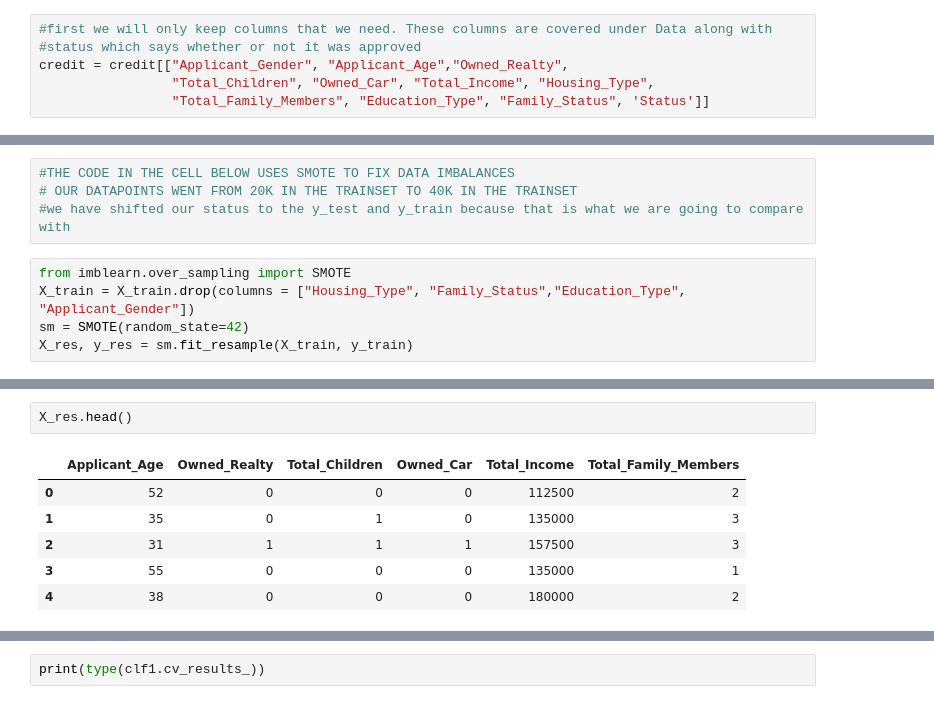
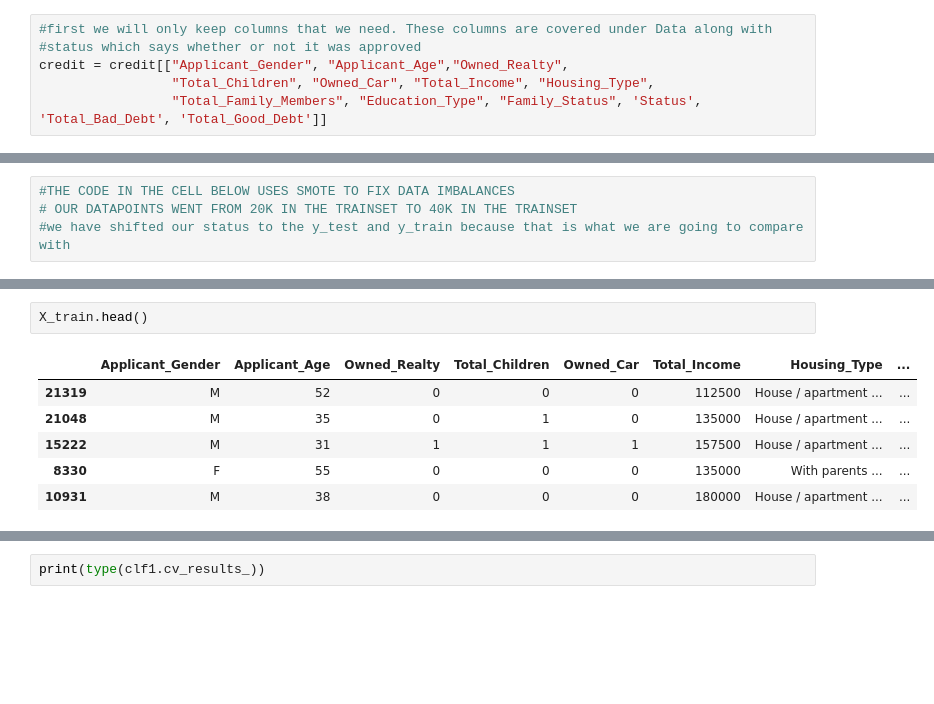
Before and after one commit to COGS118A/Group022-Wi23, a Jupyter notebook: practice_new-2.ipynb, the cells around one changed output, grey strips where cells are left out. Cells and saved outputs as stored; diff of their text form; blank space fills up the shorter version.

```diff
--- a/practice_new-2.ipynb
+++ b/practice_new-2.ipynb
@@ -137,7 +137,7 @@ dtype: object
 #status which says whether or not it was approved
 credit = credit[["Applicant_Gender", "Applicant_Age","Owned_Realty",
                  "Total_Children", "Owned_Car", "Total_Income", "Housing_Type",
-                 "Total_Family_Members", "Education_Type", "Family_Status", 'Status']]
+                 "Total_Family_Members", "Education_Type", "Family_Status", 'Status', 'Total_Bad_Debt', 'Total_Good_Debt']]
 # %%
 credit.dtypes
 # %% [output]
@@ -170,8 +174,3 @@ categorical_features = ["Applicant_Gender", "Housing_Type", "Education_Type", "F
 #THE CODE IN THE CELL BELOW USES SMOTE TO FIX DATA IMBALANCES
 # OUR DATAPOINTS WENT FROM 20K IN THE TRAINSET TO 40K IN THE TRAINSET
 #we have shifted our status to the y_test and y_train because that is what we are going to compare with
-# %%
-from imblearn.over_sampling import SMOTE
-X_train = X_train.drop(columns = ["Housing_Type", "Family_Status","Education_Type", "Applicant_Gender"])
-sm = SMOTE(random_state=42)
-X_res, y_res = sm.fit_resample(X_train, y_train)
@@ -182,9 +229,9 @@ print(len(X_res)) #length of our new dataset
 # %%
-X_res.head()
+X_train.head()
 # %% [output]
-|  | Applicant_Age | Owned_Realty | Total_Children | Owned_Car | Total_Income | Total_Family_Members |
-| 0 | 52 | 0 | 0 | 0 | 112500 | 2 |
-| 1 | 35 | 0 | 1 | 0 | 135000 | 3 |
-| 2 | 31 | 1 | 1 | 1 | 157500 | 3 |
-| 3 | 55 | 0 | 0 | 0 | 135000 | 1 |
-| 4 | 38 | 0 | 0 | 0 | 180000 | 2 |
+|  | Applicant_Gender | Applicant_Age | Owned_Realty | Total_Children | Owned_Car | Total_Income | Housing_Type | ... |
+| 21319 | M | 52 | 0 | 0 | 0 | 112500 | House / apartment ... | ... |
+| 21048 | M | 35 | 0 | 1 | 0 | 135000 | House / apartment ... | ... |
+| 15222 | M | 31 | 1 | 1 | 1 | 157500 | House / apartment ... | ... |
+| 8330 | F | 55 | 0 | 0 | 0 | 135000 | With parents ... | ... |
+| 10931 | M | 38 | 0 | 0 | 0 | 180000 | House / apartment ... | ... |
```
Also changed, not shown: parts of 76 cells of this notebook.
